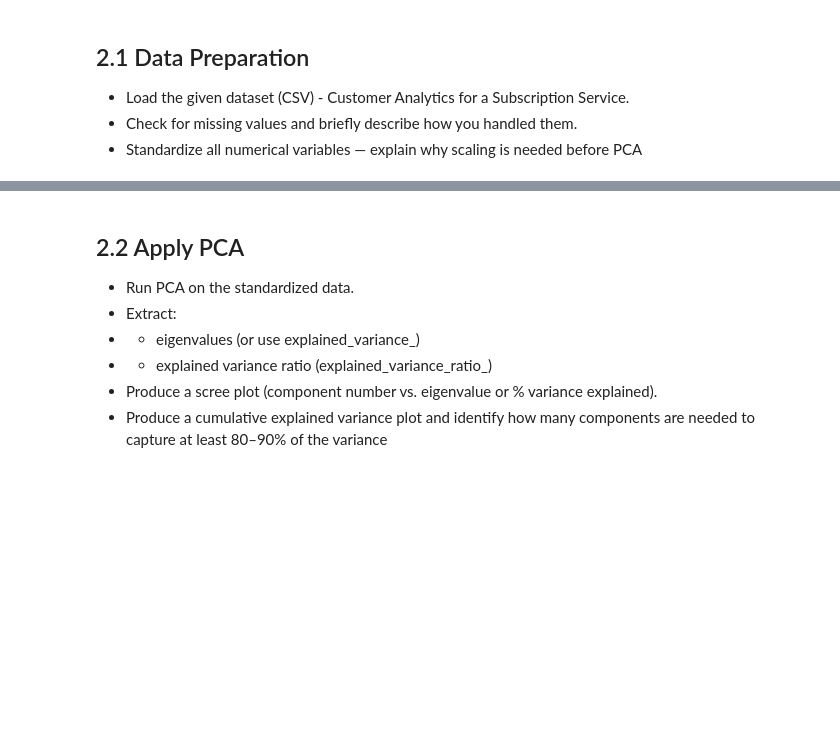
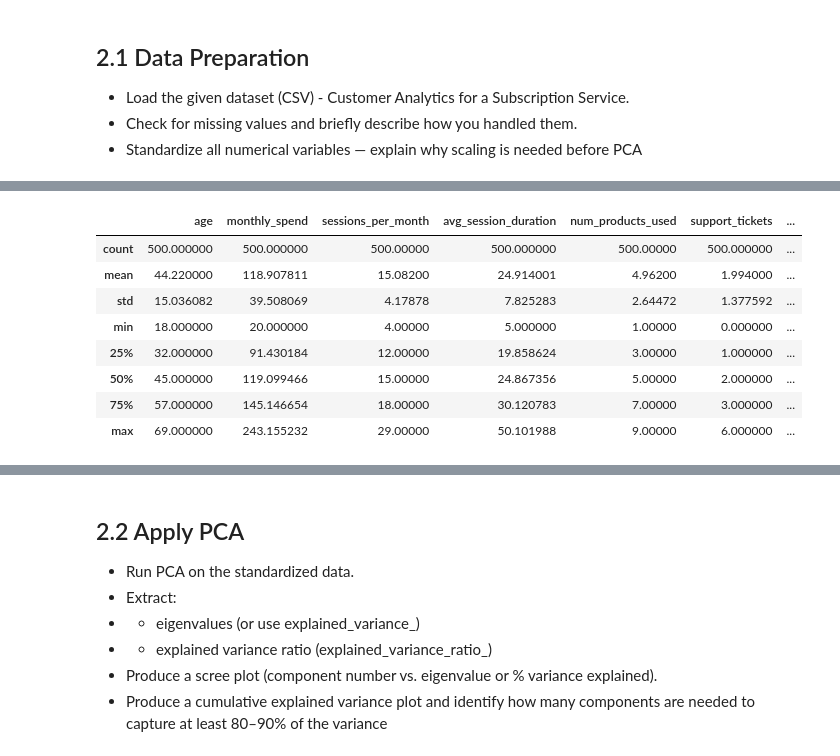
Before and after one commit to decodemarines/DA-2025, a Jupyter notebook: quiz2.ipynb, the cells around one changed output, grey strips where cells are left out. Drawn from its saved outputs; the diff is of its cells as text; code cells hidden in the pictures; blank space fills up the shorter version.

```diff
--- a/quiz2.ipynb
+++ b/quiz2.ipynb
@@ -208,0 +222,12 @@ Laptop B obviously is the best in performance, as it has the most median sales (
+# %%
+df.describe()
+# %% [output]
+|  | age | monthly_spend | sessions_per_month | avg_session_duration | num_products_used | support_tickets | ... |
+| count | 500.000000 | 500.000000 | 500.00000 | 500.000000 | 500.00000 | 500.000000 | ... |
+| mean | 44.220000 | 118.907811 | 15.08200 | 24.914001 | 4.96200 | 1.994000 | ... |
+| std | 15.036082 | 39.508069 | 4.17878 | 7.825283 | 2.64472 | 1.377592 | ... |
+| min | 18.000000 | 20.000000 | 4.00000 | 5.000000 | 1.00000 | 0.000000 | ... |
+| 25% | 32.000000 | 91.430184 | 12.00000 | 19.858624 | 3.00000 | 1.000000 | ... |
+| 50% | 45.000000 | 119.099466 | 15.00000 | 24.867356 | 5.00000 | 2.000000 | ... |
+| 75% | 57.000000 | 145.146654 | 18.00000 | 30.120783 | 7.00000 | 3.000000 | ... |
+| max | 69.000000 | 243.155232 | 29.00000 | 50.101988 | 9.00000 | 6.000000 | ... |
```
Also changed, not shown: parts of 9 cells of this notebook.
